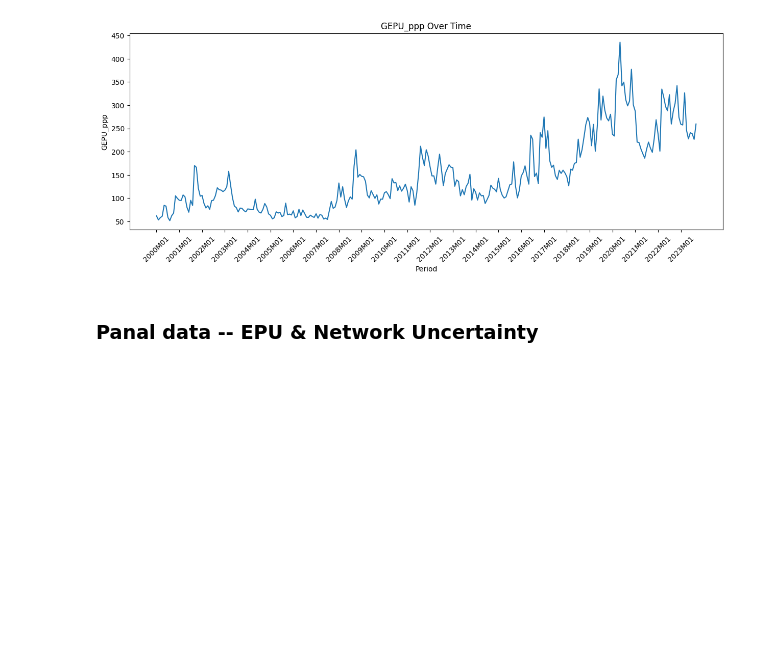
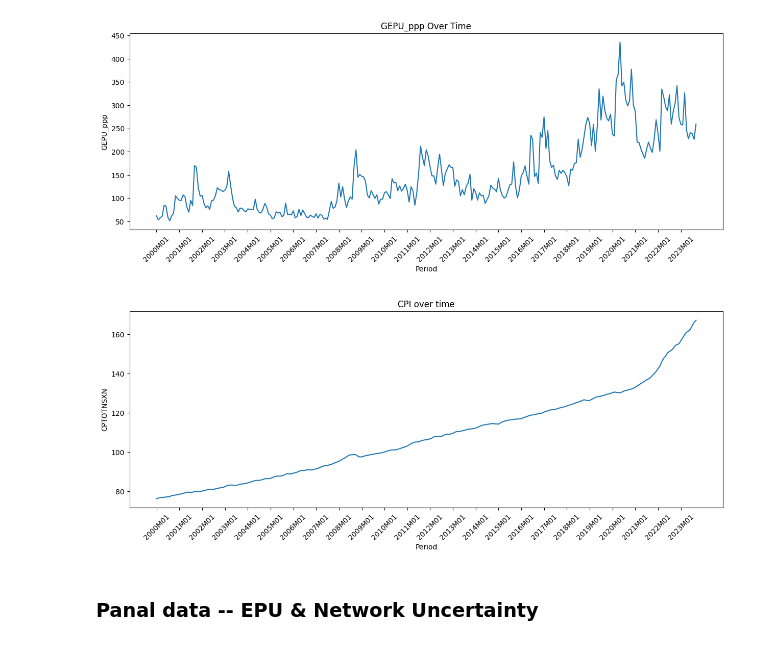
Before and after one commit to Sifan1997/Code_for_thesis, a Jupyter notebook: notebook/3_modelling.ipynb, the cells around one changed output. Cells and saved outputs as stored; diff of their text form; code cells hidden in the pictures; blank space fills up the shorter version.

```diff
--- a/notebook/3_modelling.ipynb
+++ b/notebook/3_modelling.ipynb
@@ -49,5 +52,22 @@ plt.show()
 # %% [output]
 [figure]
 [figure]
+# %%
+cpi = pd.read_csv('../data/processed/cpi.csv', encoding='unicode_escape')
+
+# Plotting
+# The consumer price index reflects the change in prices for the average consumer of a constant basket of consumer goods. Data is not seasonally adjusted.
+plt.figure(figsize=(15, 5))
+plt.plot(cpi['period'], cpi['CPTOTNSXN'])
+plt.xlabel('Period')
+plt.ylabel('CPTOTNSXN')
+plt.title('CPI over time')
+plt.xticks(rotation=45)
+
+# Set x-axis ticks at intervals of 12 periods and rotate x-labels
+plt.xticks(cpi['period'][::12], rotation=45)
+plt.show()
+# %% [output]
+[figure, added]
 # %% [markdown]
 ### Panal data -- EPU & Network Uncertainty
```
Also changed, not shown: parts of 9 cells of this notebook, 4 other files.
